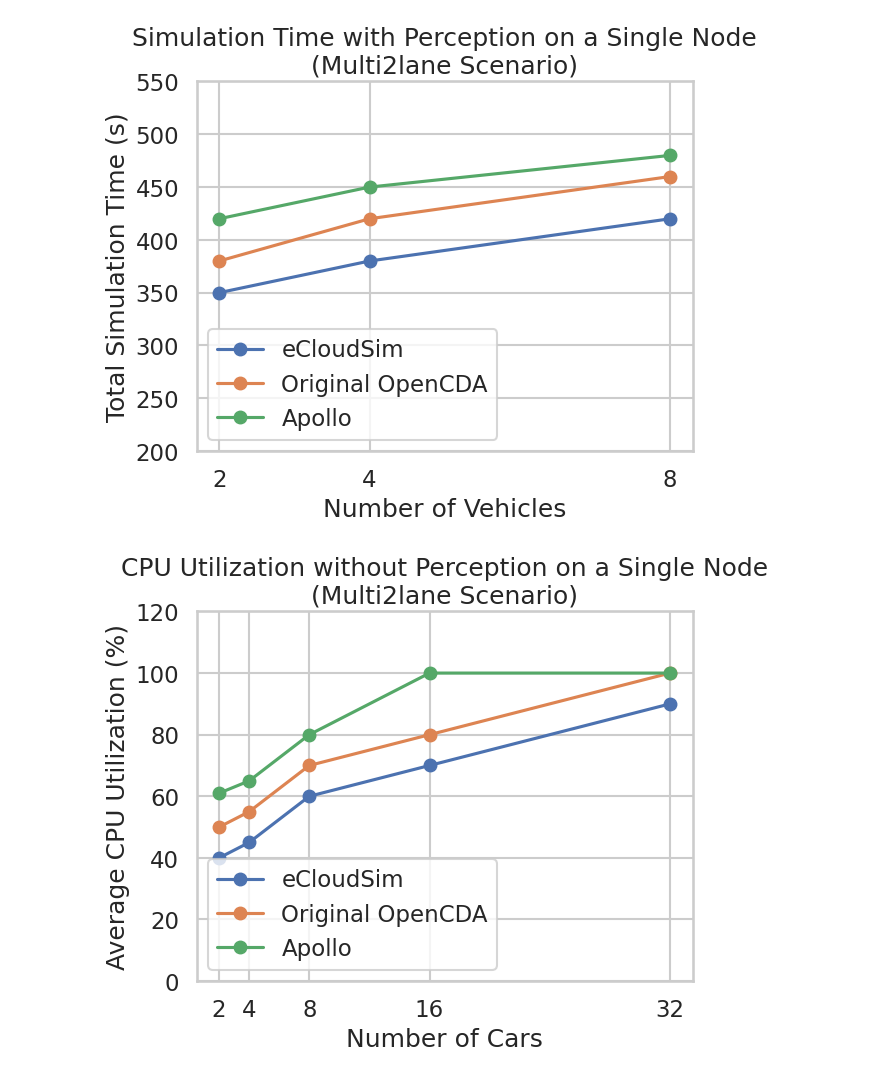
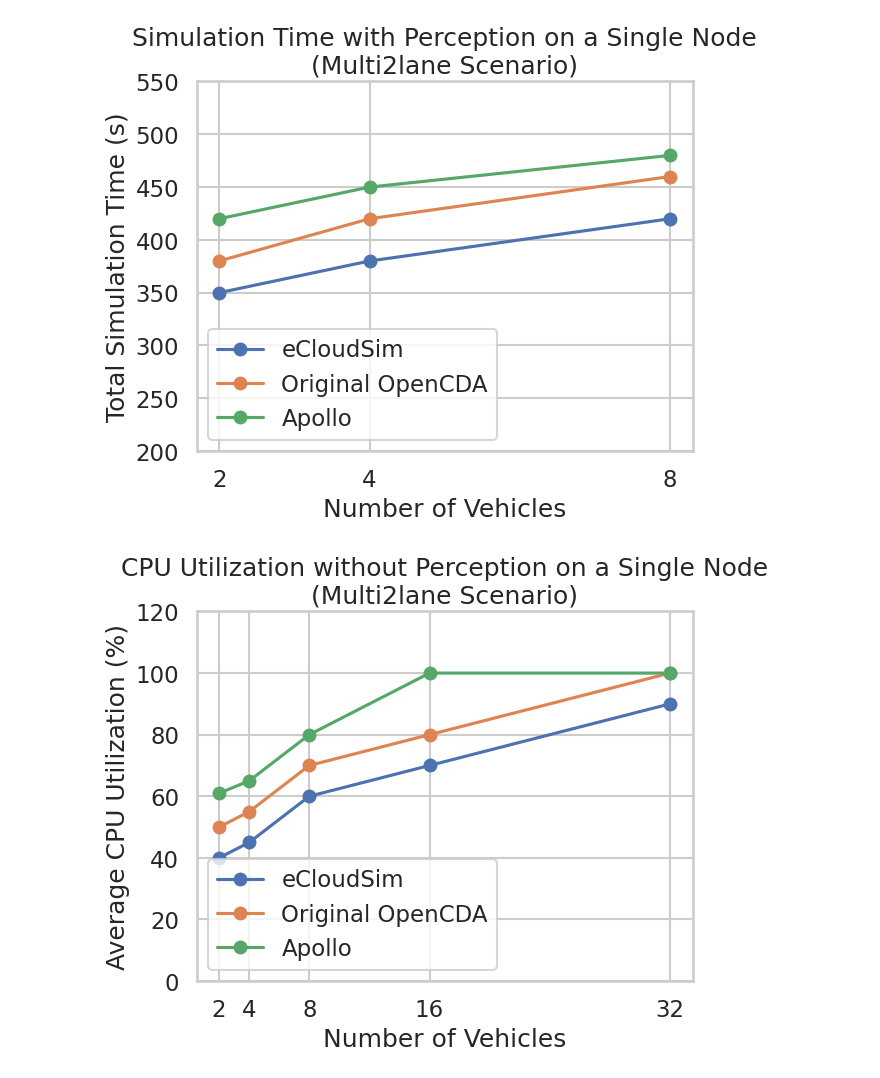
Before and after one commit to tlandle/eCloudSim, a Jupyter notebook: create_eval_charts.ipynb, the cells around one changed output. Saved outputs shown, nothing was run; the diff lists cells and outputs as text; code cells hidden in the pictures.

Commit message:
update mock charts

```diff
--- a/create_eval_charts.ipynb
+++ b/create_eval_charts.ipynb
@@ -86,31 +88,31 @@ plt.show()
 # %%
 # Data
 vehicles = [2, 4, 8, 16, 32]
 eCloudSim = [40, 45, 60, 70, 90]
 openCDA = [50, 55, 70, 80, 100]
 apollo = [61, 65, 80, 100, 100]
 
 # Plotting
 sns.set_style("whitegrid")
 sns.set_palette("deep")
 sns.set_context("talk")
 
 plt.plot(vehicles, eCloudSim, marker='o')
 plt.plot(vehicles, openCDA, marker='o')
 plt.plot(vehicles, apollo, marker='o')
 
-plt.xlabel('Number of Cars')
+plt.xlabel('Number of Vehicles')
 plt.xticks(vehicles)
 plt.ylabel('Average CPU Utilization (%)')
 plt.title('CPU Utilization without Perception on a Single Node\n(Multi2lane Scenario)')
 
 plt.legend(['eCloudSim', 'Original OpenCDA', 'Apollo'])
 
 plt.ylim([0, 120])
 
 plt.show()
 # %% [output]
-[figure, old version]
+[figure, new version]
 # %%
 # Data
 vehicles = [2, 4, 8, 16, 32]
```
Also changed, not shown: parts of 9 cells of this notebook.
